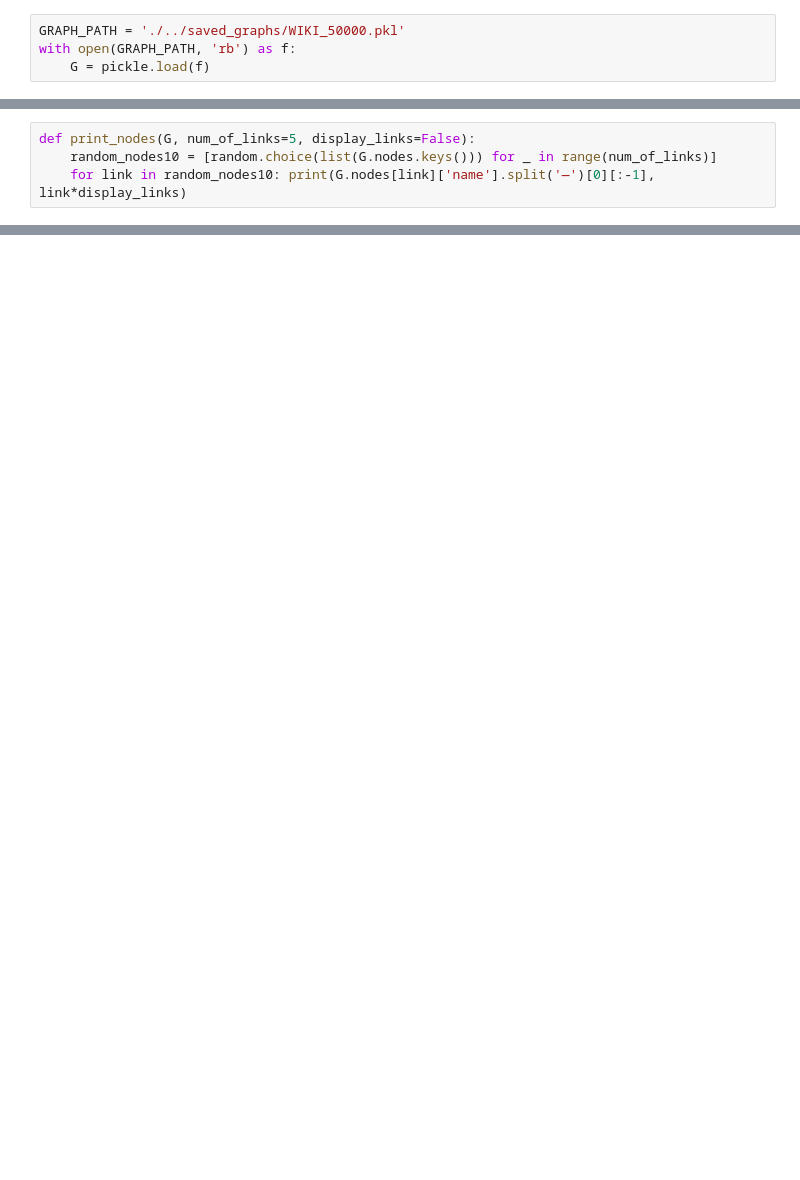
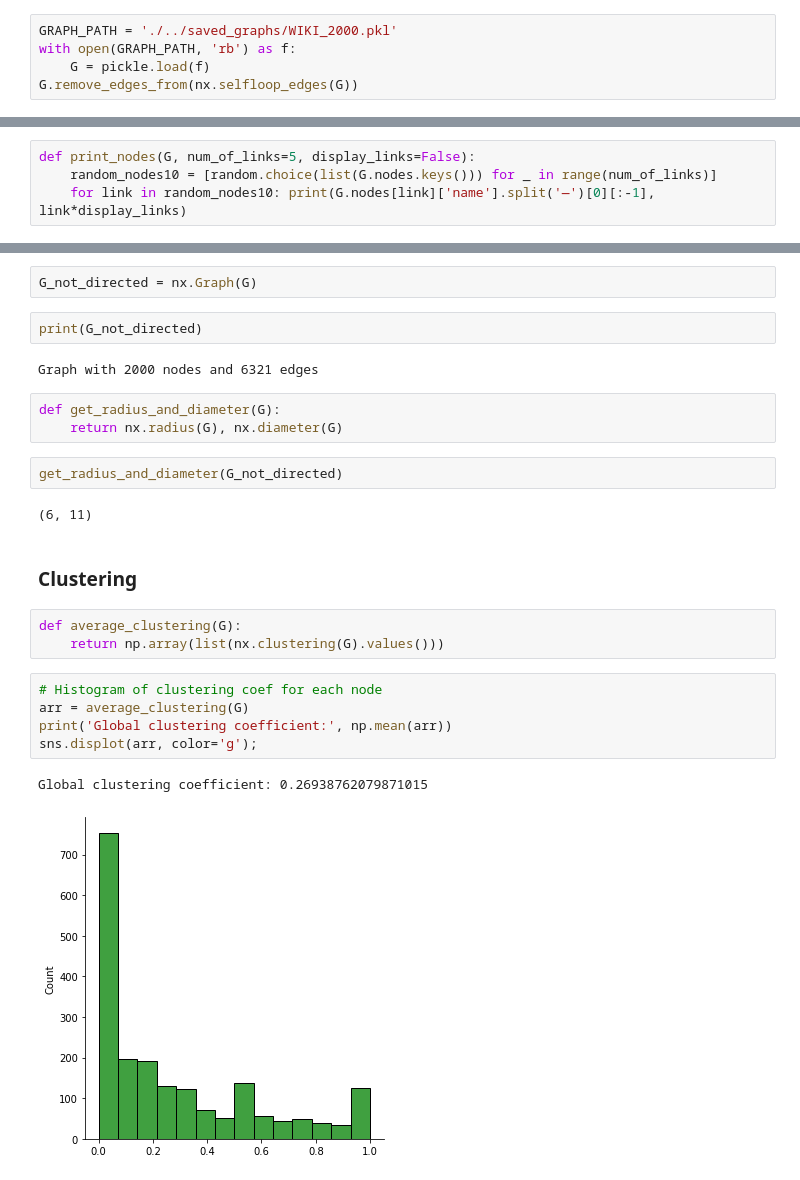
Before and after one commit to zakhvataev/wiki_network, a Jupyter notebook: notebooks/GraphAnalysis.ipynb, the cells around one changed output, grey strips where cells are left out. Cells and saved outputs as stored; diff of their text form; blank space fills up the shorter version.

```diff
--- a/notebooks/GraphAnalysis.ipynb
+++ b/notebooks/GraphAnalysis.ipynb
@@ -12,4 +16,5 @@ import networkx as nx
 # %%
-GRAPH_PATH = './../saved_graphs/WIKI_50000.pkl'
+GRAPH_PATH = './../saved_graphs/WIKI_2000.pkl'
 with open(GRAPH_PATH, 'rb') as f:
     G = pickle.load(f)
+G.remove_edges_from(nx.selfloop_edges(G))
@@ -30,0 +84,26 @@ SLC-41
+# %%
+G_not_directed = nx.Graph(G)
+# %%
+print(G_not_directed)
+# %% [output]
+Graph with 2000 nodes and 6321 edges
+# %%
+def get_radius_and_diameter(G):
+    return nx.radius(G), nx.diameter(G)
+# %%
+get_radius_and_diameter(G_not_directed)
+# %% [output]
+(6, 11)
+# %% [markdown]
+### Clustering
+# %%
+def average_clustering(G):
+    return np.array(list(nx.clustering(G).values()))
+# %%
+# Histogram of clustering coef for each node
+arr = average_clustering(G)
+print('Global clustering coefficient:', np.mean(arr))
+sns.displot(arr, color='g');
+# %% [output]
+Global clustering coefficient: 0.26938762079871015
+[figure, added]
```
Also changed, not shown: parts of 48 cells of this notebook, 7 other files.
